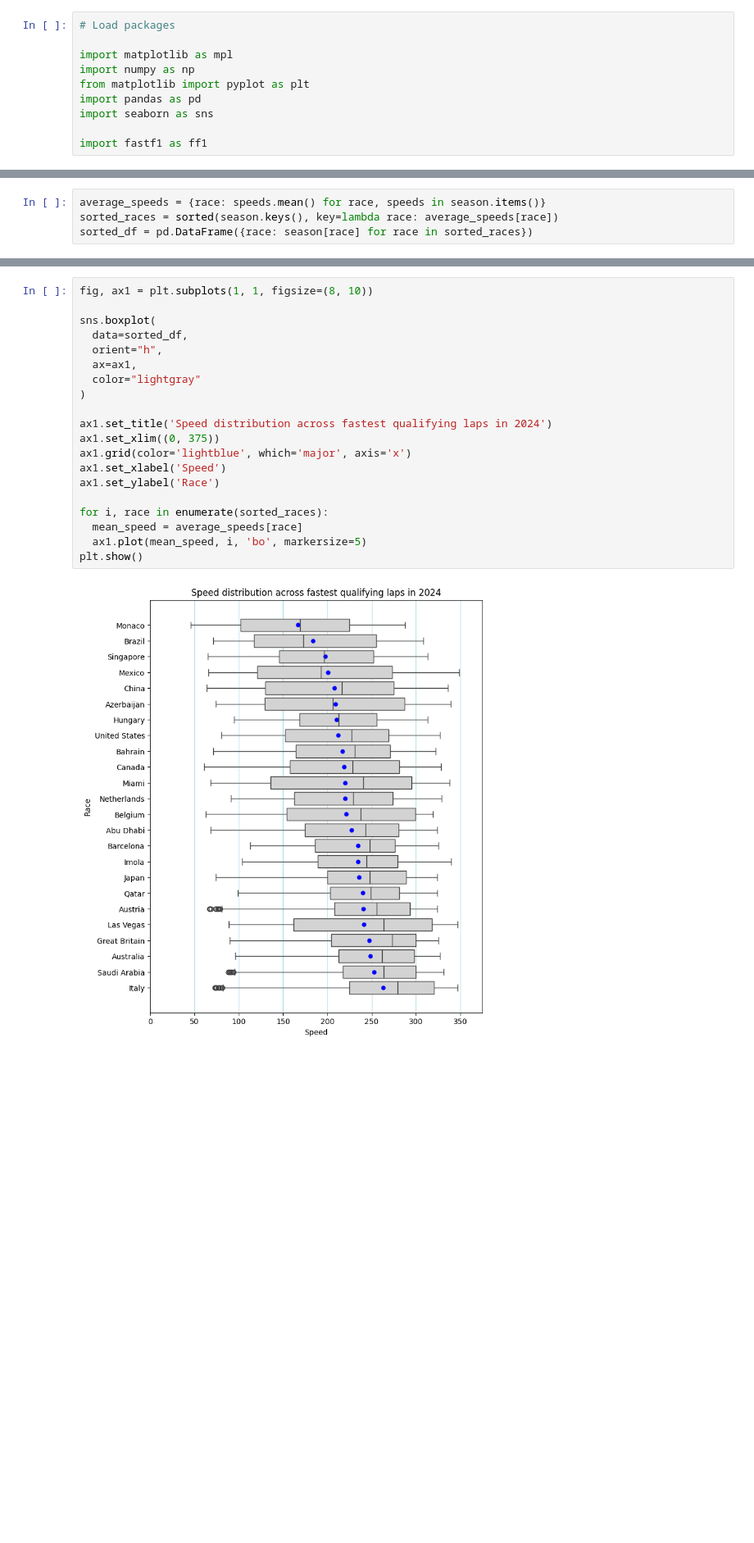
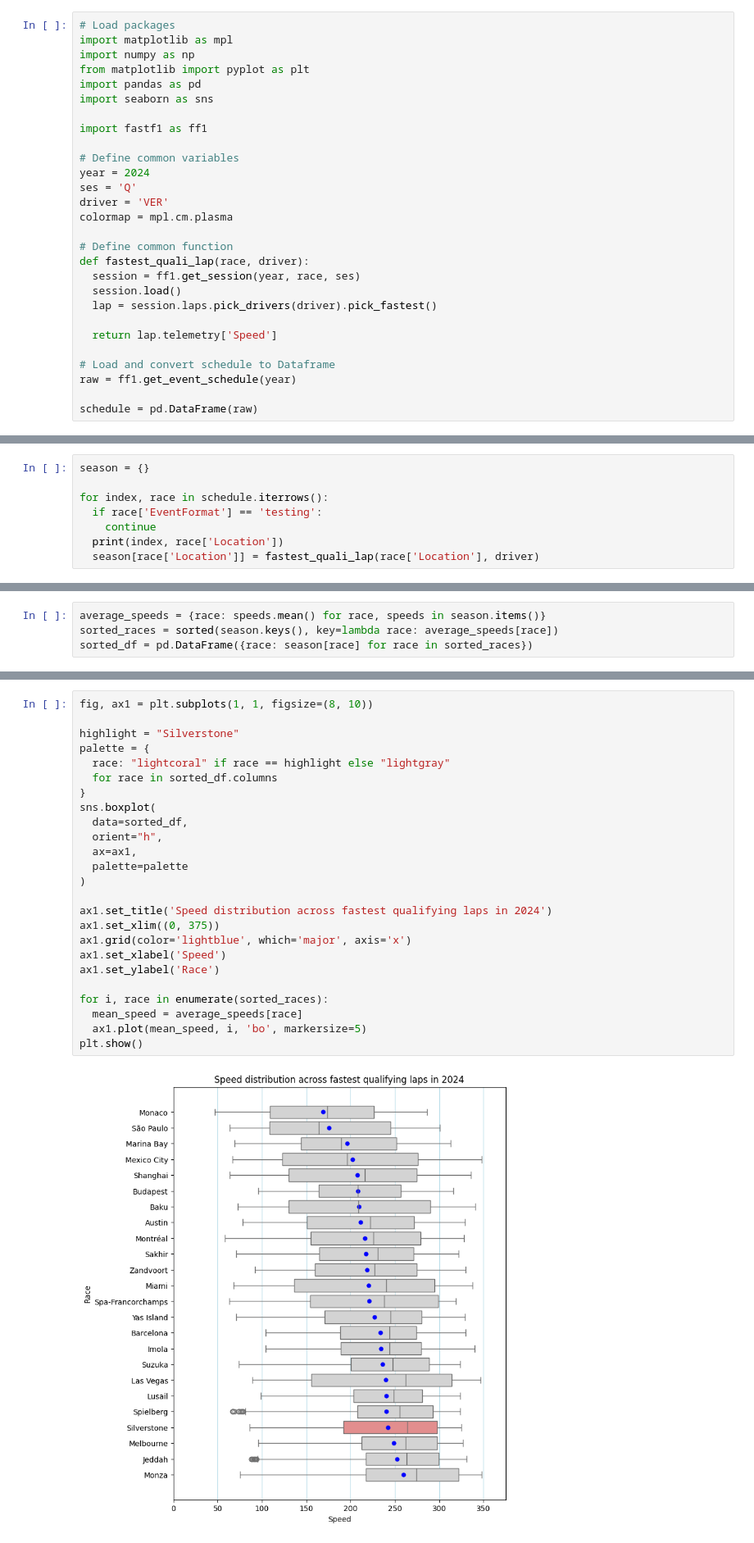
Before and after one commit to matt-bernhardt/f1-notebooks, a Jupyter notebook: notebooks/tracks/speed-distribution.ipynb, the cells around one changed output, grey strips where cells are left out. Shown: that part at 82% size. Cells and saved outputs as stored; diff of their text form; blank space fills up the shorter version.

```diff
--- a/notebooks/tracks/speed-distribution.ipynb
+++ b/notebooks/tracks/speed-distribution.ipynb
@@ -4,7 +4,6 @@
 This is extrapolating from the speed distribution example notebook.
 # %%
 # Load packages
-
 import matplotlib as mpl
 import numpy as np
 from matplotlib import pyplot as plt
@@ -12,3 +11,22 @@ import pandas as pd
 import seaborn as sns
 
 import fastf1 as ff1
+
+# Define common variables
+year = 2024
+ses = 'Q'
+driver = 'VER'
+colormap = mpl.cm.plasma
+
+# Define common function
+def fastest_quali_lap(race, driver):
+  session = ff1.get_session(year, race, ses)
+  session.load()
+  lap = session.laps.pick_drivers(driver).pick_fastest()
+
+  return lap.telemetry['Speed']
+
+# Load and convert schedule to Dataframe
+raw = ff1.get_event_schedule(year)
+
+schedule = pd.DataFrame(raw)
@@ -83,0 +55,8 @@ dict
+# %%
+season = {}
+
+for index, race in schedule.iterrows():
+  if race['EventFormat'] == 'testing':
+    continue
+  print(index, race['Location'])
+  season[race['Location']] = fastest_quali_lap(race['Location'], driver)
@@ -101,25 +148,30 @@ plt.show()
 # %%
 fig, ax1 = plt.subplots(1, 1, figsize=(8, 10))
 
+highlight = "Silverstone"
+palette = {
+  race: "lightcoral" if race == highlight else "lightgray"
+  for race in sorted_df.columns
+}
 sns.boxplot(
   data=sorted_df,
   orient="h",
   ax=ax1,
-  color="lightgray"
+  palette=palette
 )
 
 ax1.set_title('Speed distribution across fastest qualifying laps in 2024')
 ax1.set_xlim((0, 375))
 ax1.grid(color='lightblue', which='major', axis='x')
 ax1.set_xlabel('Speed')
 ax1.set_ylabel('Race')
 
 for i, race in enumerate(sorted_races):
   mean_speed = average_speeds[race]
   ax1.plot(mean_speed, i, 'bo', markersize=5)
 plt.show()
 # %% [output]
-[figure, old version]
+[figure, new version]
 # %% [markdown]
 ---
 
```
Also changed, not shown: parts of 10 cells of this notebook, 2 other files.
